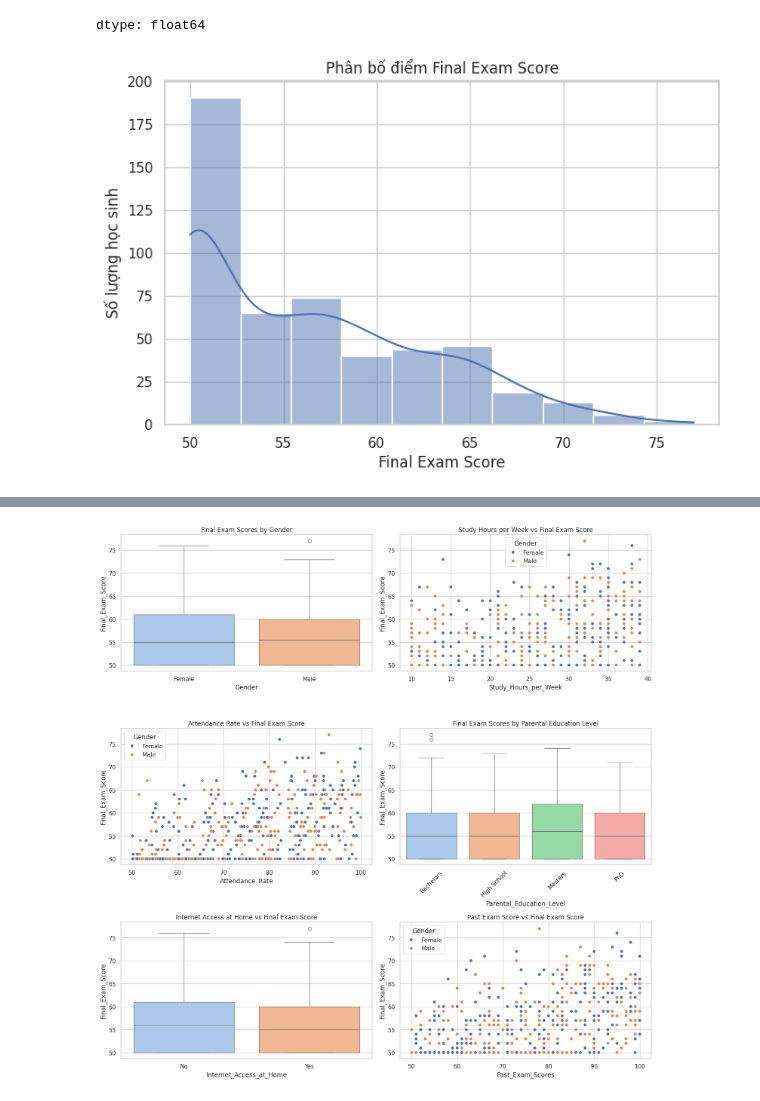
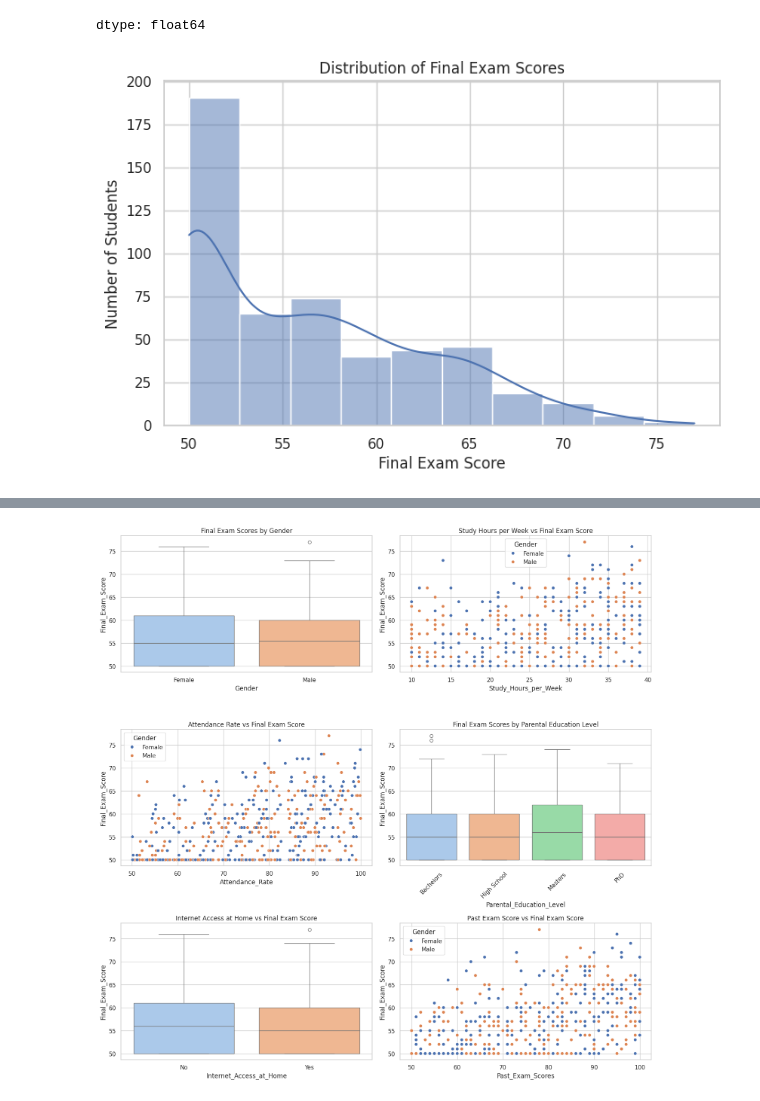
Before and after one commit to Huypham07/Student-performance-prediction, a Jupyter notebook: Student_Performance_Prediction.ipynb, the cells around one changed output, grey strips where cells are left out. Drawn from its saved outputs; the diff is of its cells as text; code cells hidden in the pictures.

```diff
--- a/Student_Performance_Prediction.ipynb
+++ b/Student_Performance_Prediction.ipynb
@@ -222,10 +234,10 @@ dtype: float64
 # %%
 plt.figure(figsize=(8, 5))
 sns.histplot(data['Final_Exam_Score'], kde=True)
 
-plt.title('Phân bố điểm Final Exam Score')
+plt.title('Distribution of Final Exam Scores')
 plt.xlabel('Final Exam Score')
-plt.ylabel('Số lượng học sinh')
+plt.ylabel('Number of Students')
 plt.show()
 # %% [output]
-[figure, old version]
+[figure, new version]
```
Also changed, not shown: parts of 30 cells of this notebook.
